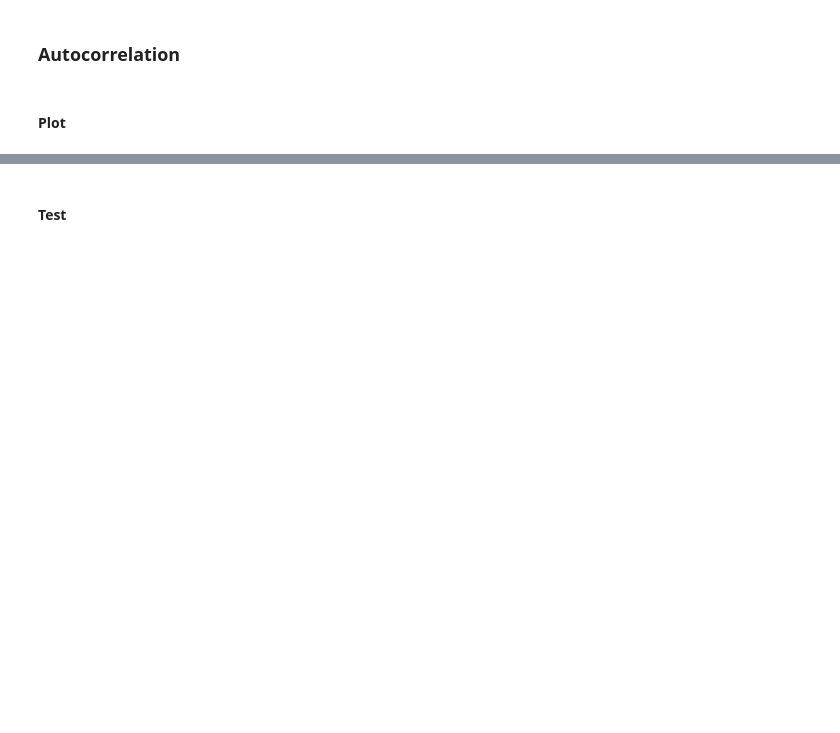
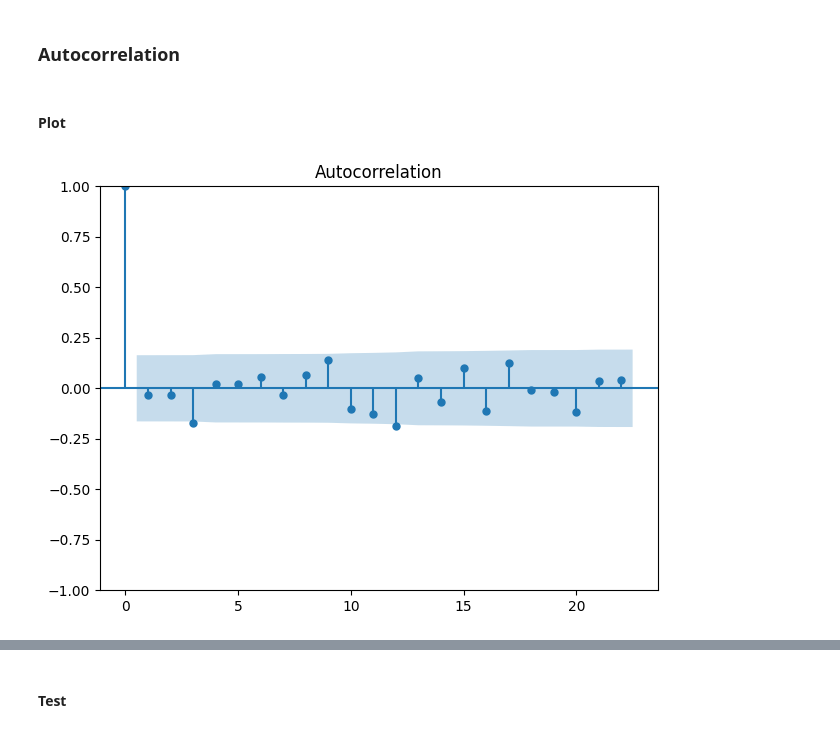
Before and after one commit to myothergit/python-for-time-series-forecasting-5246009, a Jupyter notebook: notebooks/2_Modelling/2_ARIMA/Code.ipynb, the cells around one changed output, grey strips where cells are left out. Cells and saved outputs as stored; diff of their text form; code cells hidden in the pictures; blank space fills up the shorter version.

```diff
--- a/notebooks/2_Modelling/2_ARIMA/Code.ipynb
+++ b/notebooks/2_Modelling/2_ARIMA/Code.ipynb
@@ -733,6 +834,10 @@ residuals = model_fit.resid[1:]
 ### Autocorrelation
 # %% [markdown]
 #### Plot
+# %%
+plot_acf(residuals);
+# %% [output]
+[figure, added]
 # %%
 from statsmodels.tsa.stattools import acf
 import matplotlib.pyplot as plt
```
Also changed, not shown: parts of 31 cells of this notebook.
